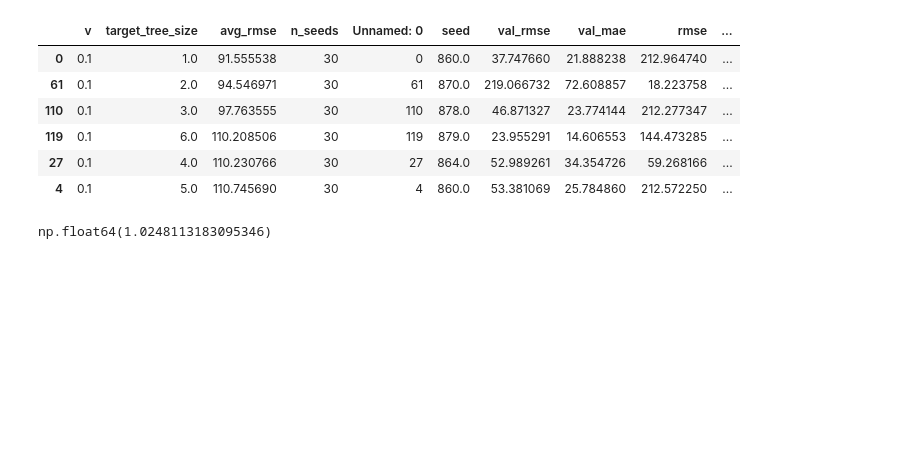
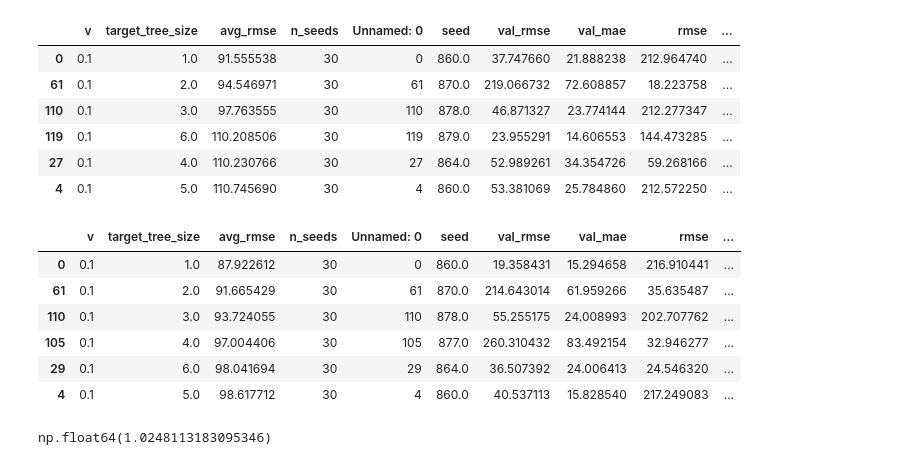
Before and after one commit to DageBjorne/transfertreeboost, a Jupyter notebook: uci/viz.ipynb, the cells around one changed output. Drawn from its saved outputs; the diff is of its cells as text; code cells hidden in the pictures; blank space fills up the shorter version.

```diff
--- a/uci/viz.ipynb
+++ b/uci/viz.ipynb
@@ -197,6 +228,17 @@ best_XGBoost_params.iloc[::nr_of_seeds]
 | 119 | 0.1 | 6.0 | 110.208506 | 30 | 119 | 879.0 | 23.955291 | 14.606553 | 144.473285 | ... |
 | 27 | 0.1 | 4.0 | 110.230766 | 30 | 27 | 864.0 | 52.989261 | 34.354726 | 59.268166 | ... |
 | 4 | 0.1 | 5.0 | 110.745690 | 30 | 4 | 860.0 | 53.381069 | 25.784860 | 212.572250 | ... |
+# %%
+#Get best params in order
+best_XGBoost_params_warmstart.iloc[::nr_of_seeds]
+# %% [output]
+|  | v | target_tree_size | avg_rmse | n_seeds | Unnamed: 0 | seed | val_rmse | val_mae | rmse | ... |
+| 0 | 0.1 | 1.0 | 87.922612 | 30 | 0 | 860.0 | 19.358431 | 15.294658 | 216.910441 | ... |
+| 61 | 0.1 | 2.0 | 91.665429 | 30 | 61 | 870.0 | 214.643014 | 61.959266 | 35.635487 | ... |
+| 110 | 0.1 | 3.0 | 93.724055 | 30 | 110 | 878.0 | 55.255175 | 24.008993 | 202.707762 | ... |
+| 105 | 0.1 | 4.0 | 97.004406 | 30 | 105 | 877.0 | 260.310432 | 83.492154 | 32.946277 | ... |
+| 29 | 0.1 | 6.0 | 98.041694 | 30 | 29 | 864.0 | 36.507392 | 24.006413 | 24.546320 | ... |
+| 4 | 0.1 | 5.0 | 98.617712 | 30 | 4 | 860.0 | 40.537113 | 15.828540 | 217.249083 | ... |
 # %%
 ((best_XGBoost_params.iloc[0]['avg_rmse'] - best_LSTransferTreeBoost_params.iloc[0]['avg_rmse']) / best_XGBoost_params.iloc[0]['avg_rmse'])*100
 # %% [output]
```
Also changed, not shown: parts of 2 cells of this notebook, 8 other files.
